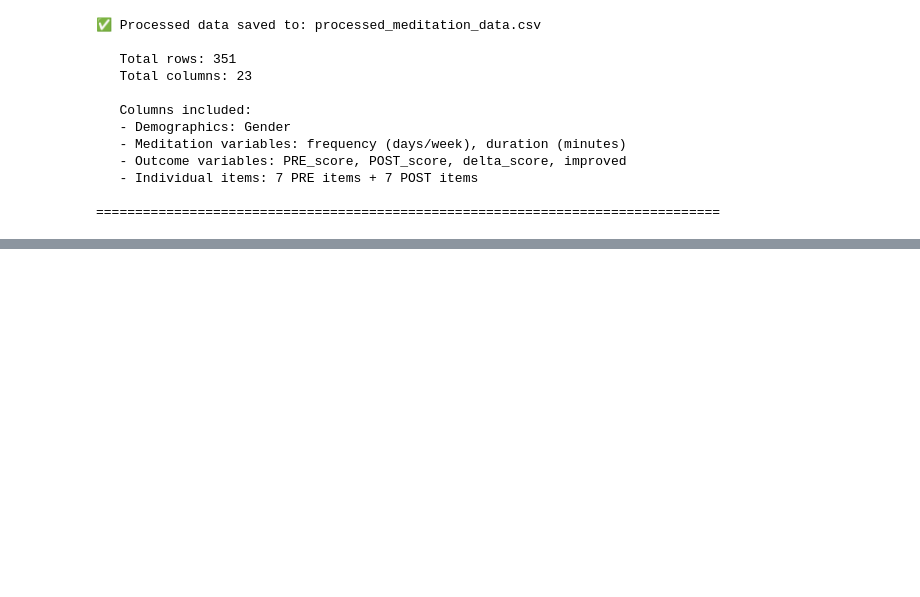
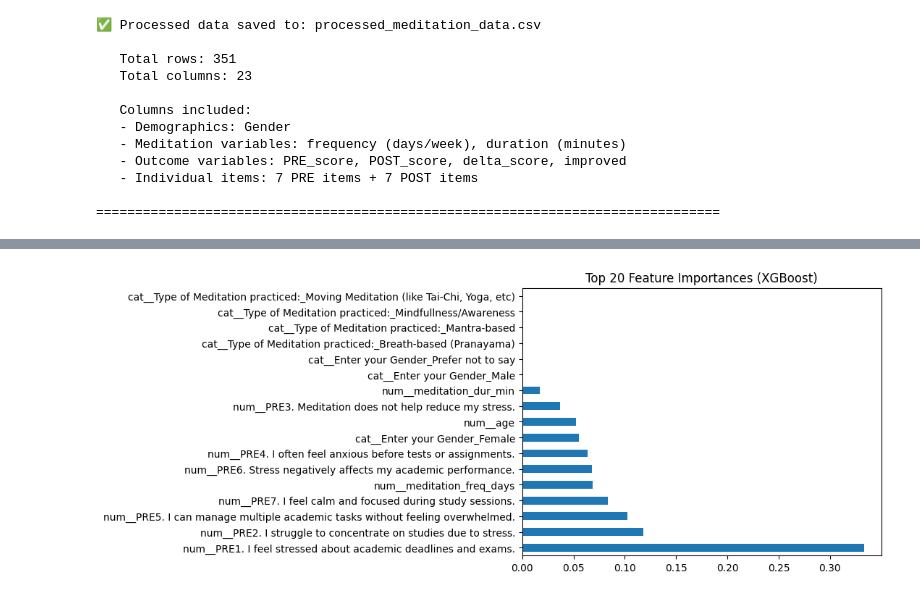
Before and after one commit to DarshanSuresh/Academic_Stress_Levels_in_UG_Students_using_ML_Models, a Jupyter notebook: Git_Fork01.ipynb, the cells around one changed output, grey strips where cells are left out. Drawn from its saved outputs; the diff is of its cells as text; code cells hidden in the pictures; blank space fills up the shorter version.

```diff
--- a/Git_Fork01.ipynb
+++ b/Git_Fork01.ipynb
@@ -662,0 +1148,41 @@ print("\n" + "="*80)
+# %%
+from xgboost import XGBClassifier
+import pandas as pd
+import matplotlib.pyplot as plt
+
+# Transform data using your existing preprocessing pipeline
+X_train_encoded = preprocessor.fit_transform(X_train)
+X_test_encoded = preprocessor.transform(X_test)
+
+# If OneHotEncoder was used, get feature names
+try:
+    feature_names = preprocessor.get_feature_names_out()
+except:
+    feature_names = [f"feature_{i}" for i in range(X_train_encoded.shape[1])]
+
+# Convert to DataFrame
+X_train_encoded = pd.DataFrame(X_train_encoded, columns=feature_names)
+X_test_encoded = pd.DataFrame(X_test_encoded, columns=feature_names)
+
+# Define XGBoost with best params
+best_params = {
+    'colsample_bytree': 0.8,
+    'learning_rate': 0.01,
+    'max_depth': 3,
+    'min_child_weight': 1,
+    'n_estimators': 100,
+    'subsample': 1.0,
+    'random_state': 42,
+    'eval_metric': 'logloss'
+}
+
+model = XGBClassifier(**best_params)
+model.fit(X_train_encoded, y_train)
+
+# Feature importances
+importance = pd.Series(model.feature_importances_, index=feature_names)
+importance.nlargest(20).plot(kind='barh')
+plt.title("Top 20 Feature Importances (XGBoost)")
+plt.show()
+# %% [output]
+[figure, added]
```
Also changed, not shown: parts of 4 cells of this notebook.
